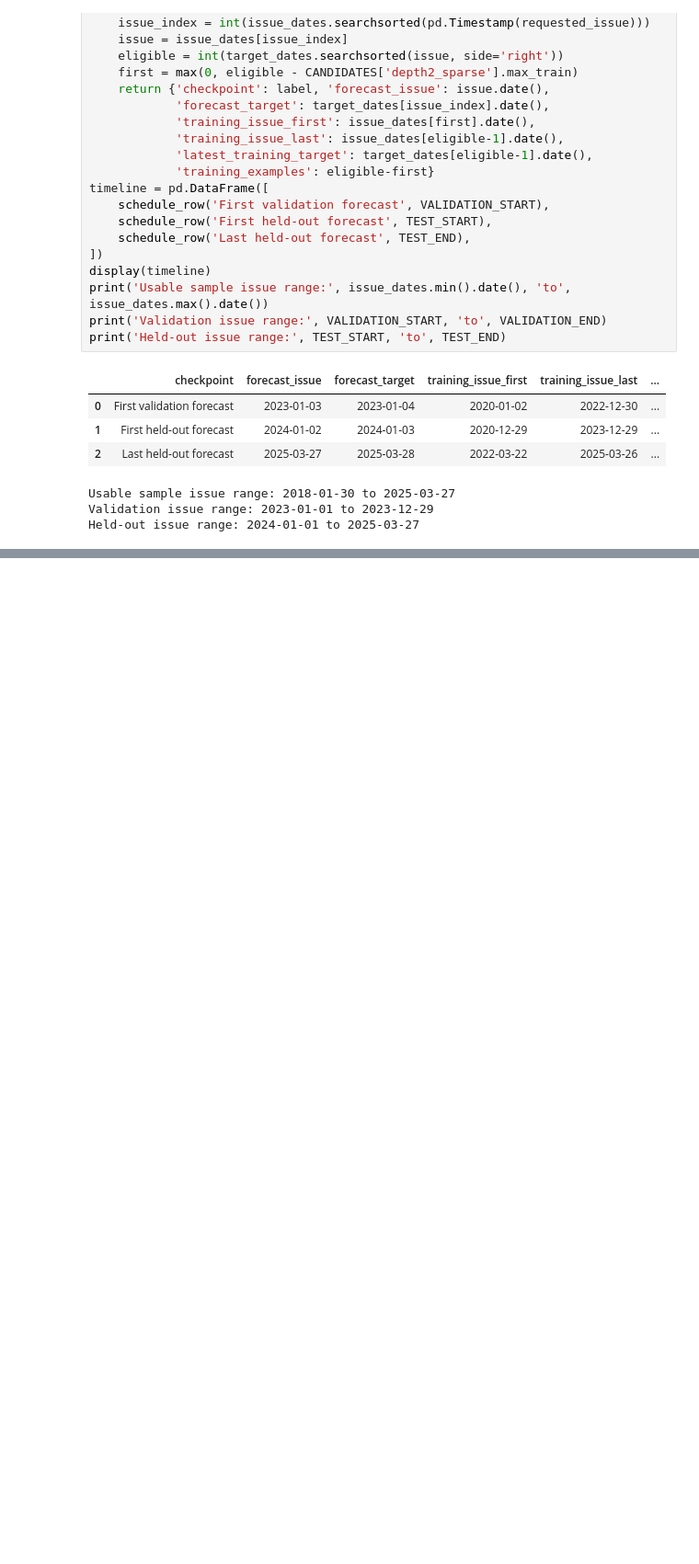
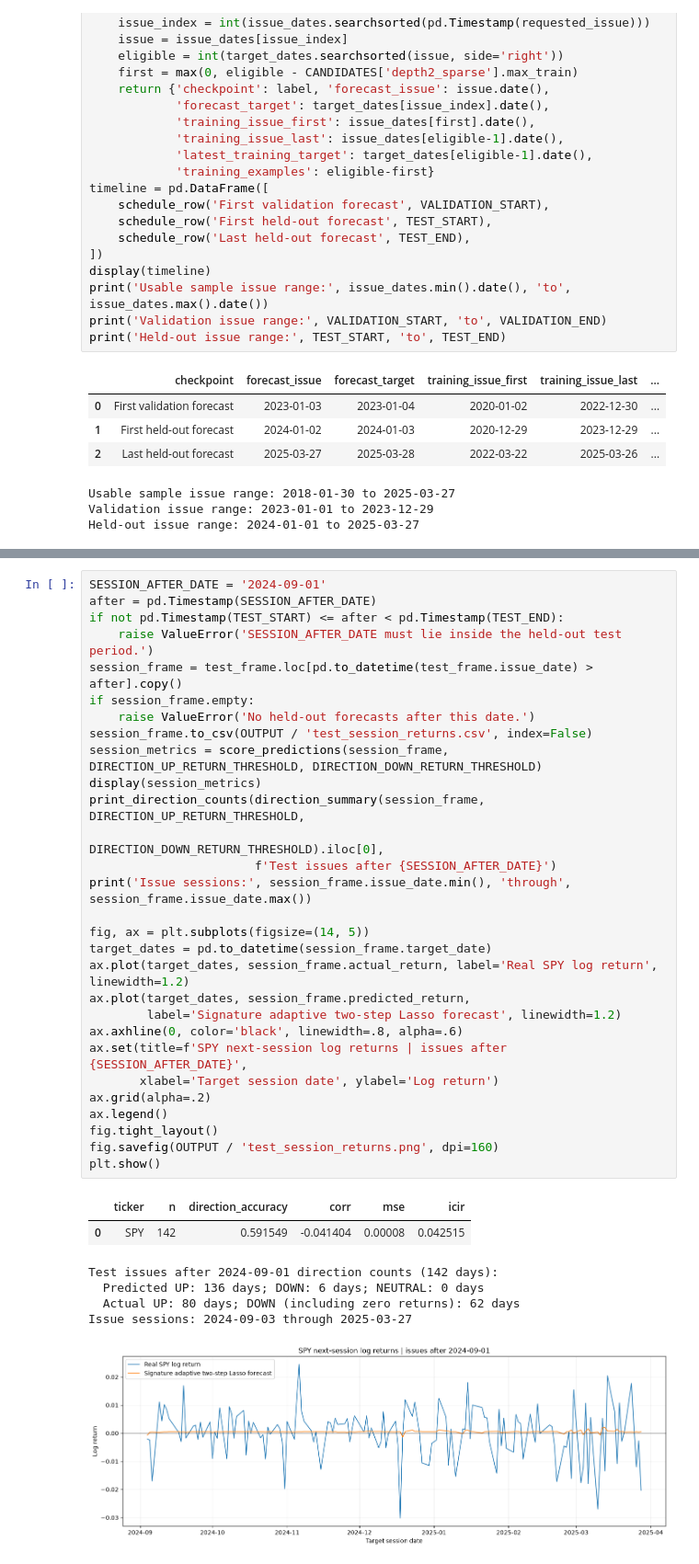
Before and after one commit to Hardy-Z/My_Trading_System, a Jupyter notebook: Signature_Price_Forecast/signature_price_forecast.ipynb, the cells around one changed output, grey strips where cells are left out. Shown at 92% size. Saved outputs shown, nothing was run; the diff lists cells and outputs as text; blank space fills up the shorter version.

```diff
--- a/Signature_Price_Forecast/signature_price_forecast.ipynb
+++ b/Signature_Price_Forecast/signature_price_forecast.ipynb
@@ -354 +412,38 @@ The implementation is in `src/spy_adaptive_lasso.py`. `tests/test_spy_adaptive_l
+# %%
+SESSION_AFTER_DATE = '2024-09-01'
+after = pd.Timestamp(SESSION_AFTER_DATE)
+if not pd.Timestamp(TEST_START) <= after < pd.Timestamp(TEST_END):
+    raise ValueError('SESSION_AFTER_DATE must lie inside the held-out test period.')
+session_frame = test_frame.loc[pd.to_datetime(test_frame.issue_date) > after].copy()
+if session_frame.empty:
+    raise ValueError('No held-out forecasts after this date.')
+session_frame.to_csv(OUTPUT / 'test_session_returns.csv', index=False)
+session_metrics = score_predictions(session_frame, DIRECTION_UP_RETURN_THRESHOLD, DIRECTION_DOWN_RETURN_THRESHOLD)
+display(session_metrics)
+print_direction_counts(direction_summary(session_frame, DIRECTION_UP_RETURN_THRESHOLD,
+                                         DIRECTION_DOWN_RETURN_THRESHOLD).iloc[0],
+                       f'Test issues after {SESSION_AFTER_DATE}')
+print('Issue sessions:', session_frame.issue_date.min(), 'through', session_frame.issue_date.max())
+
+fig, ax = plt.subplots(figsize=(14, 5))
+target_dates = pd.to_datetime(session_frame.target_date)
+ax.plot(target_dates, session_frame.actual_return, label='Real SPY log return', linewidth=1.2)
+ax.plot(target_dates, session_frame.predicted_return,
+        label='Signature adaptive two-step Lasso forecast', linewidth=1.2)
+ax.axhline(0, color='black', linewidth=.8, alpha=.6)
+ax.set(title=f'SPY next-session log returns | issues after {SESSION_AFTER_DATE}',
+       xlabel='Target session date', ylabel='Log return')
+ax.grid(alpha=.2)
+ax.legend()
+fig.tight_layout()
+fig.savefig(OUTPUT / 'test_session_returns.png', dpi=160)
+plt.show()
+# %% [output]
+|  | ticker | n | direction_accuracy | corr | mse | icir |
+| 0 | SPY | 142 | 0.591549 | -0.041404 | 0.00008 | 0.042515 |
+Test issues after 2024-09-01 direction counts (142 days):
+  Predicted UP: 136 days; DOWN: 6 days; NEUTRAL: 0 days
+  Actual UP: 80 days; DOWN (including zero returns): 62 days
+Issue sessions: 2024-09-03 through 2025-03-27
+[figure, added]
 # %% [markdown]
```
Also changed, not shown: parts of 32 cells of this notebook, 59 other files.
